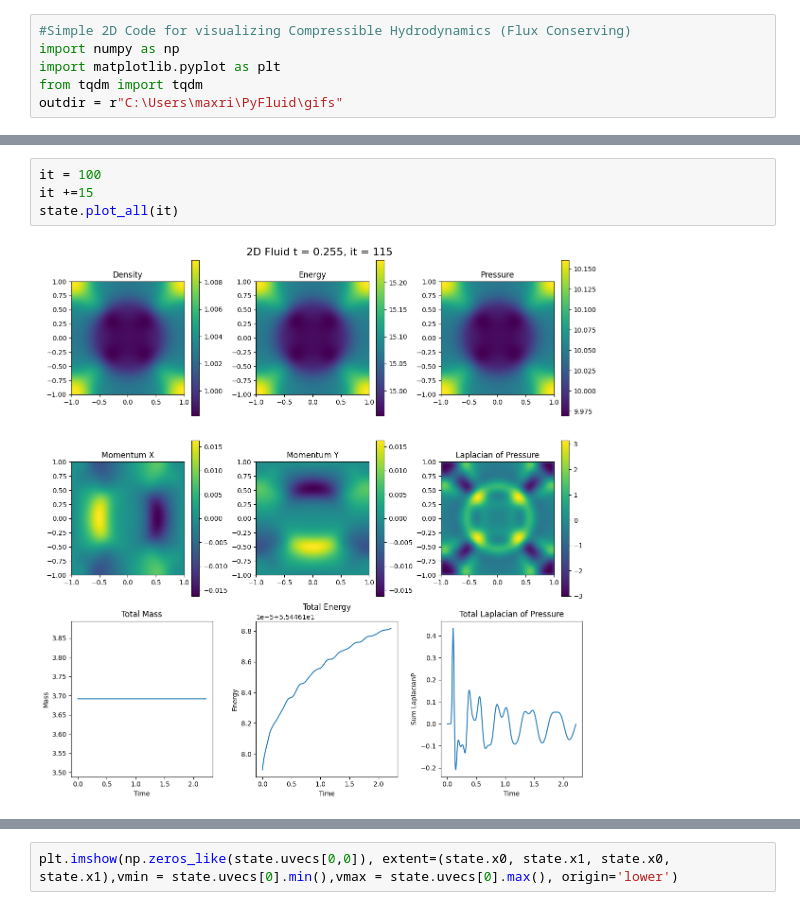
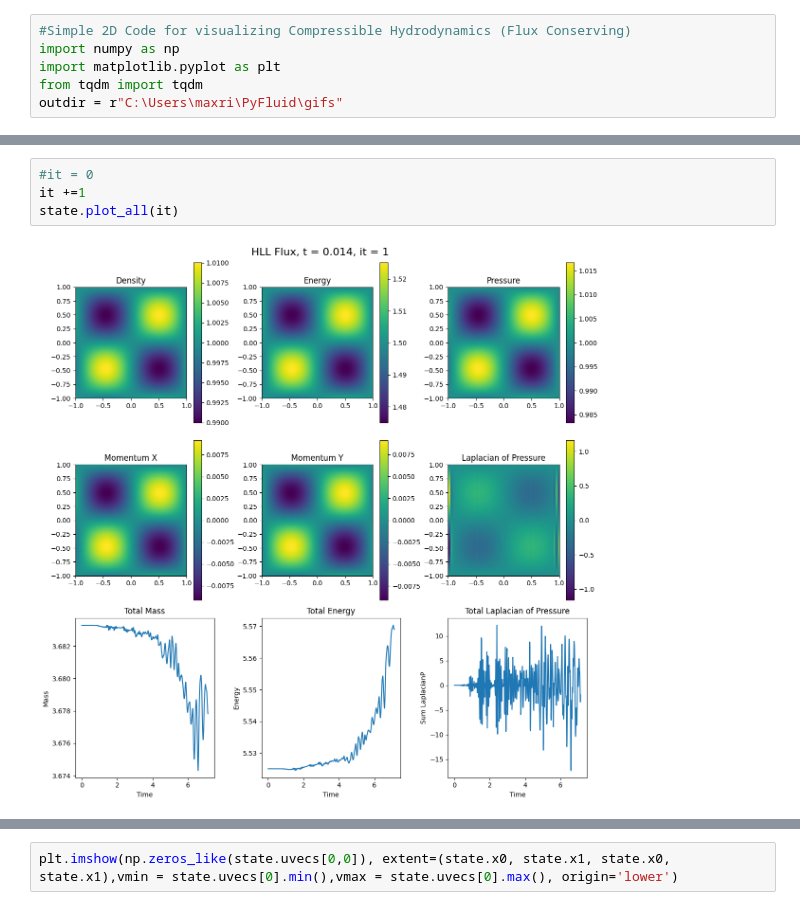
Before and after one commit to Jimbo-Coder/PyFluid, a Jupyter notebook: main.ipynb, the cells around one changed output, grey strips where cells are left out. Saved outputs shown, nothing was run; the diff lists cells and outputs as text.

```diff
--- a/main.ipynb
+++ b/main.ipynb
@@ -401,6 +586,6 @@ state.plot_all(it)
 # %%
-it = 100
-it +=15
+#it = 0
+it +=1
 state.plot_all(it)
 # %% [output]
-[figure, old version]
+[figure, new version]
```
Also changed, not shown: parts of 6 cells of this notebook.
